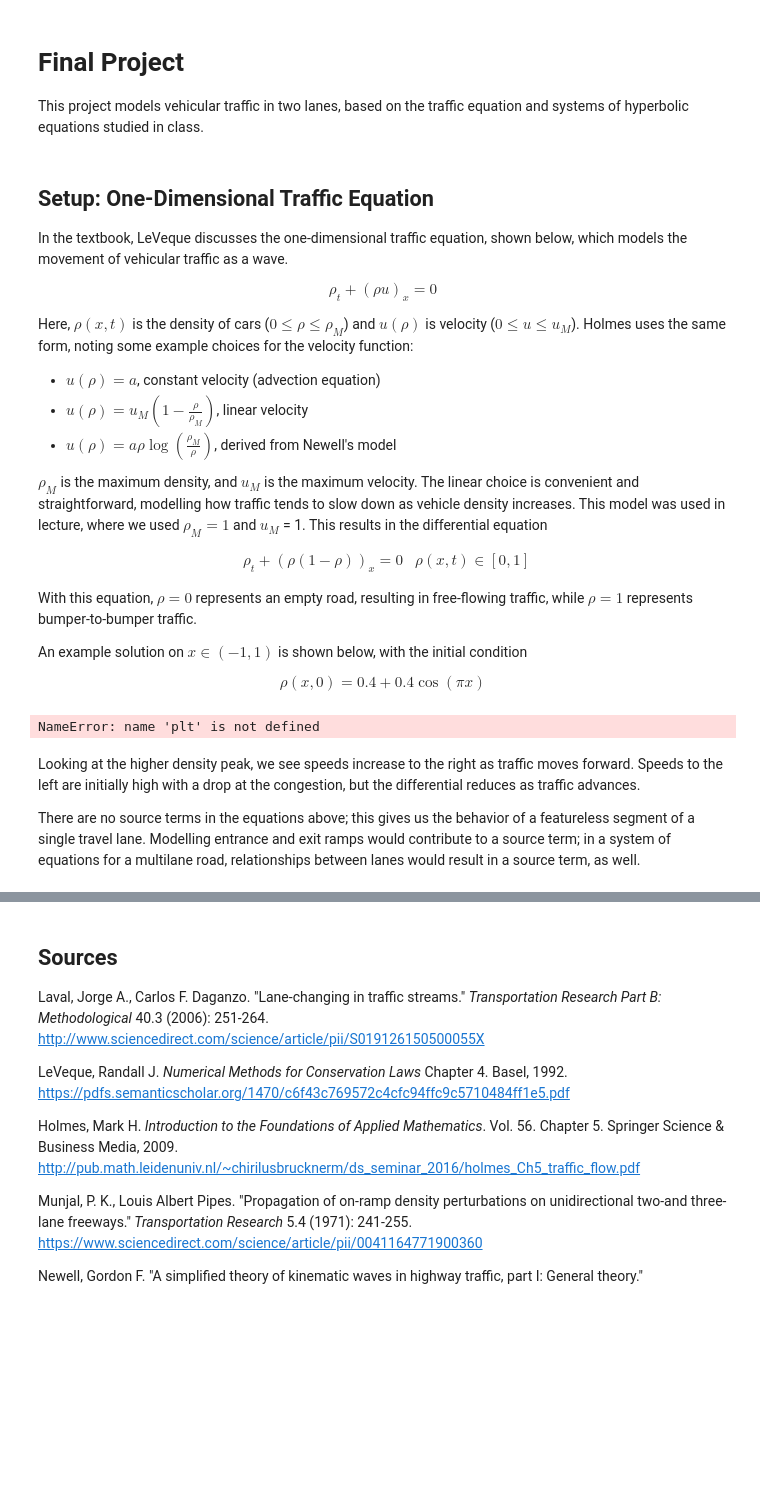
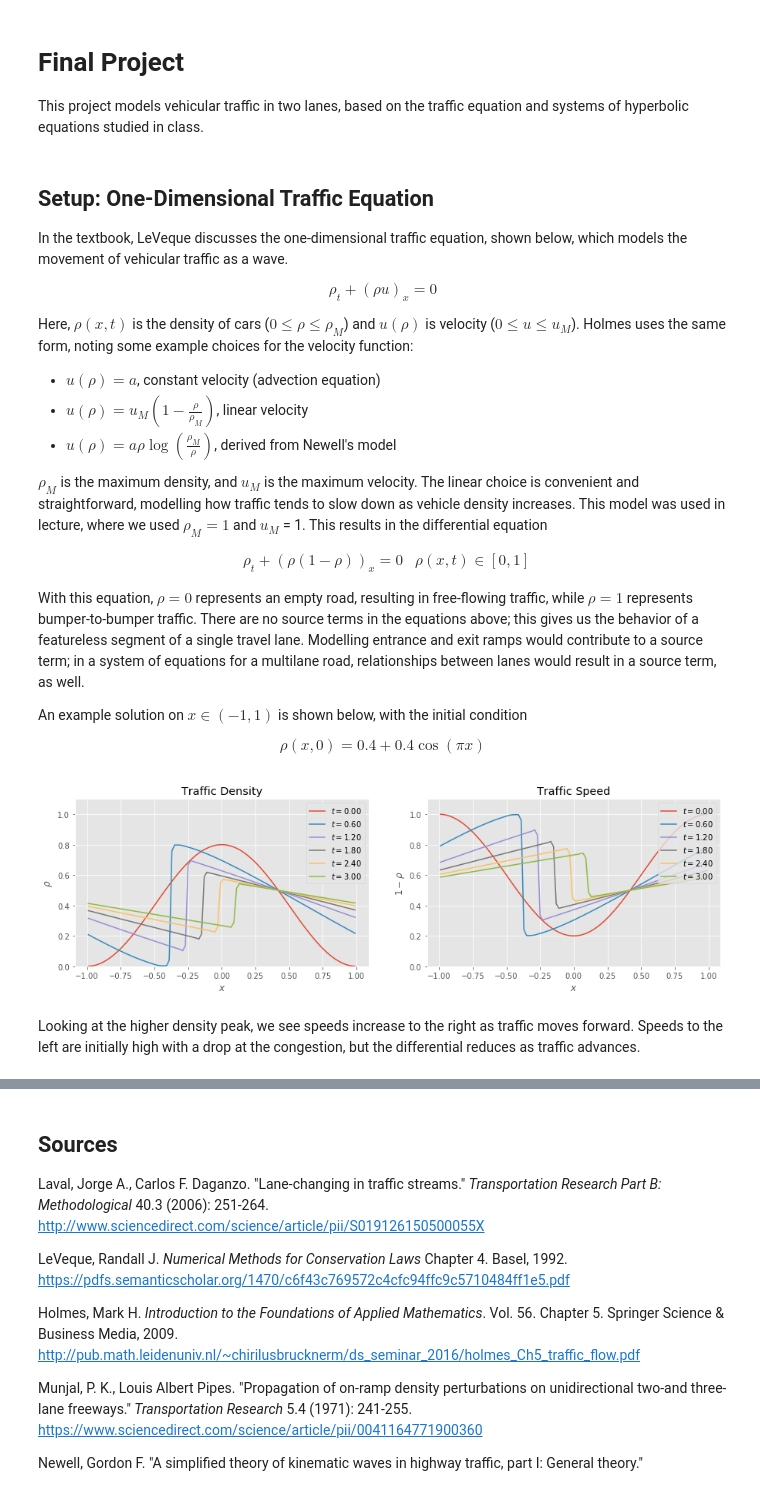
Before and after one commit to j-emmel/class, a Jupyter notebook: project/project.ipynb, the cells around one changed output, grey strips where cells are left out. Saved outputs shown, nothing was run; the diff lists cells and outputs as text; code cells hidden in the pictures; blank space fills up the shorter version.

Commit message:
Project: 2-lane correction and examples

```diff
--- a/project/project.ipynb
+++ b/project/project.ipynb
@@ -36,7 +36,7 @@ $\rho_M$ is the maximum density, and $u_M$ is the maximum velocity. The linear c
 &\rho_t + (\rho(1-\rho))_x = 0 &\rho(x, t) \in [0,1]
 \end{align*}
 
-With this equation, $\rho=0$ represents an empty road, resulting in free-flowing traffic, while $\rho=1$ represents bumper-to-bumper traffic.
+With this equation, $\rho=0$ represents an empty road, resulting in free-flowing traffic, while $\rho=1$ represents bumper-to-bumper traffic. There are no source terms in the equations above; this gives us the behavior of a featureless segment of a single travel lane. Modelling entrance and exit ramps would contribute to a source term; in a system of equations for a multilane road, relationships between lanes would result in a source term, as well.
 
 An example solution on $x \in (-1, 1)$ is shown below, with the initial condition
 
@@ -44,39 +44,42 @@ $$\rho(x, 0) = 0.4 + 0.4 \cos\left(\pi x\right)$$
 # %%
 def riemann_traffic(rhoL, rhoR):
     flux_traffic = lambda rho: rho * (1 - rho)
     return numpy.where(rhoL < rhoR,
                numpy.minimum(flux_traffic(rhoL), flux_traffic(rhoR)), # shock
                numpy.where(rhoL < .5,
                    flux_traffic(rhoL),                # rarefaction moving to the right
                    flux_traffic(numpy.maximum(rhoR,   # rarefaction moving to the left
                                              .5))))   # transonic rarefaction
 
+def plot_results(x, hist):
+    fig, axes = pyplot.subplots(ncols=2, figsize=(15,4))
+
+    # Plot traffic density on first set of axes
+    for t, rho in hist[::len(hist)//5]:
+        axes[0].plot(x, rho, label="$t={:.2f}$".format(t))
+    axes[0].legend(loc='upper right');
+    axes[0].set_xlabel("$x$")
+    axes[0].set_ylabel("$\\rho$")
+    axes[0].set_ylim(0, 1.1)
+    axes[0].set_title("Traffic Density")
+
+    # Plot traffic speed on second set of axes
+    for t, rho in hist[::len(hist)//5]:
+        axes[1].plot(x, 1 - rho, label="$t={:.2f}$".format(t))
+    axes[1].legend(loc='upper right');
+    axes[1].set_xlabel("$x$")
+    axes[1].set_ylabel("$1 - \\rho$")
+    axes[1].set_ylim(0, 1.1)
+    axes[1].set_title("Traffic Speed")
+
 # Approximate a solution to the traffic equation and begin a plot
 traffix_ic = lambda x: 0.4 + 0.4 * numpy.cos(numpy.pi * x)
-x, hist = fvsolve2(riemann_traffic, traffix_ic, n=100, limit=limit_sin, tfinal=5)
-fig, axes = plt.subplots(ncols=2, figsize=(15,4))
-
-# Plot traffic density on first set of axes
-for t, rho in hist[::len(hist)//5]:
-    axes[0].plot(x, rho, label="$t={:.2f}$".format(t))
-axes[0].legend(loc='upper right');
-axes[0].set_xlabel("$x$")
-axes[0].set_ylabel("$\\rho$")
-axes[0].set_title("Traffic Density")
-
-# Plot traffic speed on second set of axes
-for t, rho in hist[::len(hist)//5]:
-    axes[1].plot(x, 1 - rho, label="$t={:.2f}$".format(t))
-axes[1].legend(loc='upper right');
-axes[1].set_xlabel("$x$")
-axes[1].set_ylabel("$1 - \\rho$")
-axes[1].set_title("Traffic Speed")
+x, hist = fvsolve2(riemann_traffic, traffix_ic, n=100, limit=limit_sin, tfinal=3)
+plot_results(x, hist)
 # %% [output]
-NameError: name 'plt' is not defined
+[figure, added]
 # %% [markdown]
 Looking at the higher density peak, we see speeds increase to the right as traffic moves forward. Speeds to the left are initially high with a drop at the congestion, but the differential reduces as traffic advances.
-
-There are no source terms in the equations above; this gives us the behavior of a featureless segment of a single travel lane. Modelling entrance and exit ramps would contribute to a source term; in a system of equations for a multilane road, relationships between lanes would result in a source term, as well.
 # %% [markdown]
 ## Traffic in Two Lanes
 
```
Also changed, not shown: parts of 13 cells of this notebook, 1 other file.
